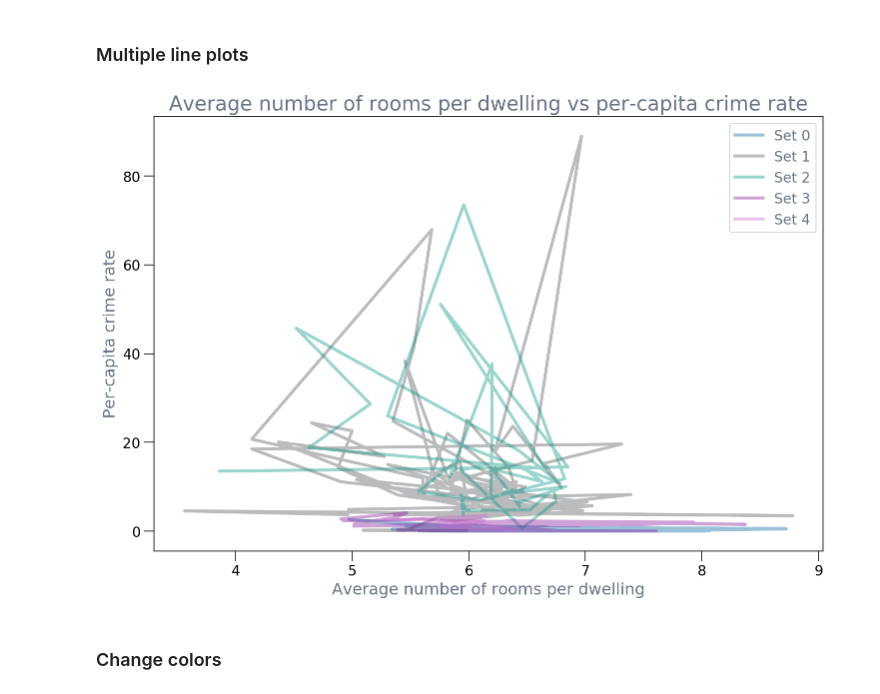
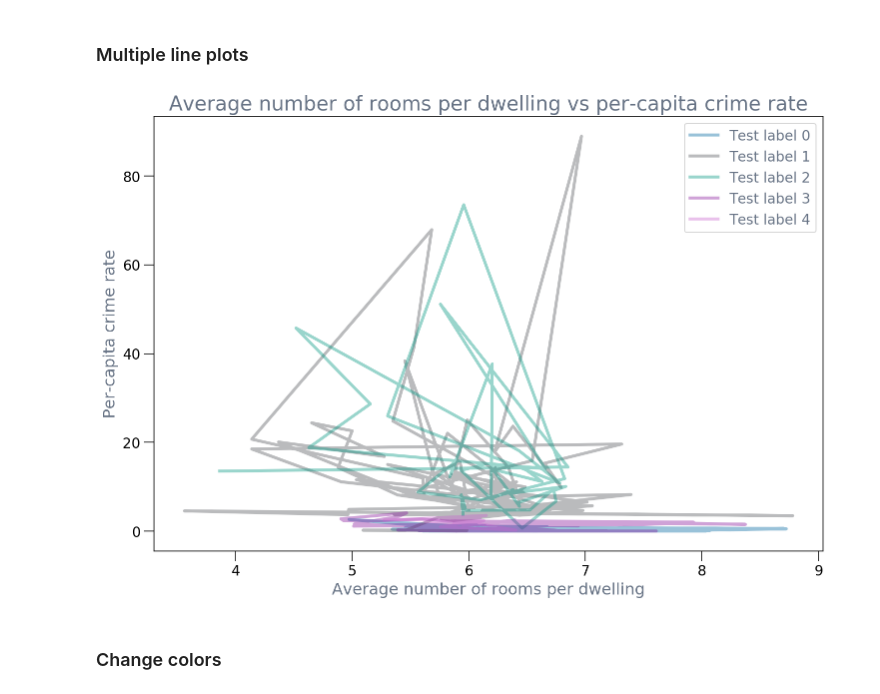
Before and after one commit to cmawer/vishelper, a Jupyter notebook: vishelper-demo.ipynb, the cells around one changed output. Cells and saved outputs as stored; diff of their text form; code cells hidden in the pictures.

Commit message:
Update labeling in demo

```diff
--- a/vishelper-demo.ipynb
+++ b/vishelper-demo.ipynb
@@ -126,15 +126,16 @@ fig, ax = vh.plot(
 # %%
 fig, ax = vh.plot(
     X,
     Y,
     kind='line',
     xlabel='Average number of rooms per dwelling',
     ylabel='Per-capita crime rate',
     title='Average number of rooms per dwelling vs per-capita crime rate',
     alpha=0.4,
-    legend=True)
+    legend=True,
+    labels=["Test label %i" % j for j in range(len(X)) ])
 # %% [output]
-[figure, old version]
+[figure, new version]
 # %% [markdown]
 ### Change colors
 # %%
```
Also changed, not shown: 1 other file.
